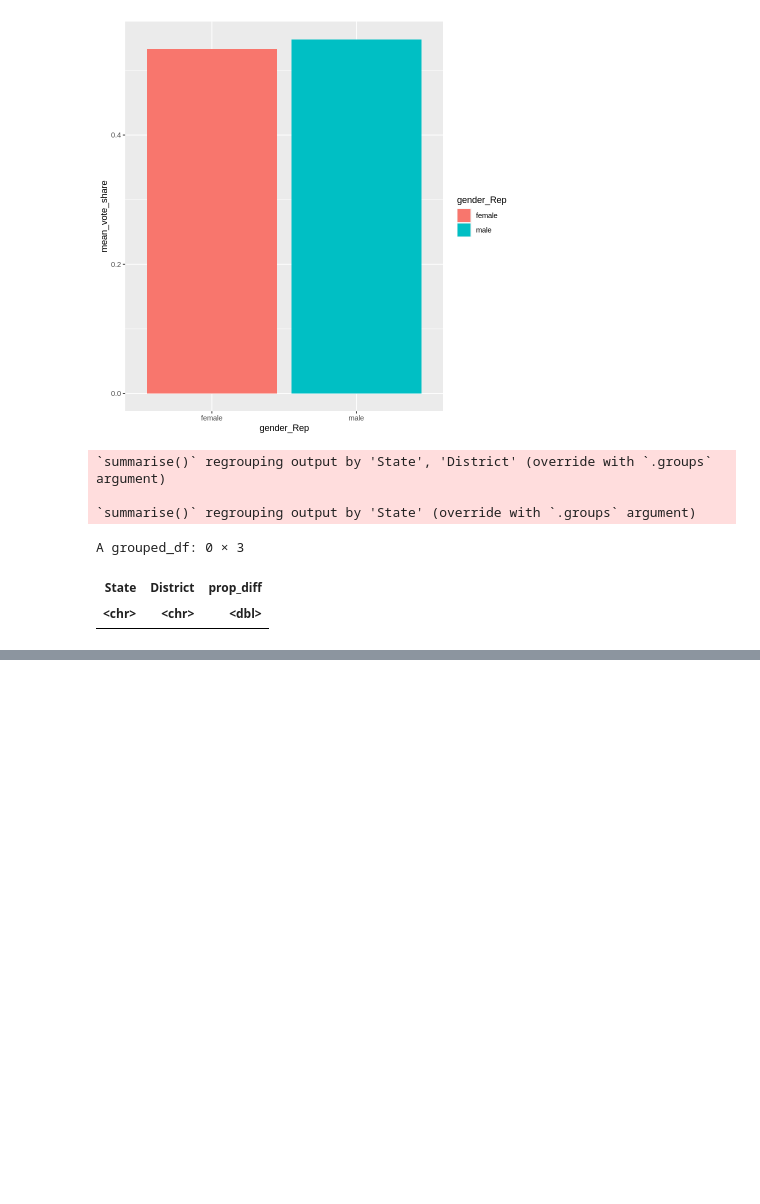
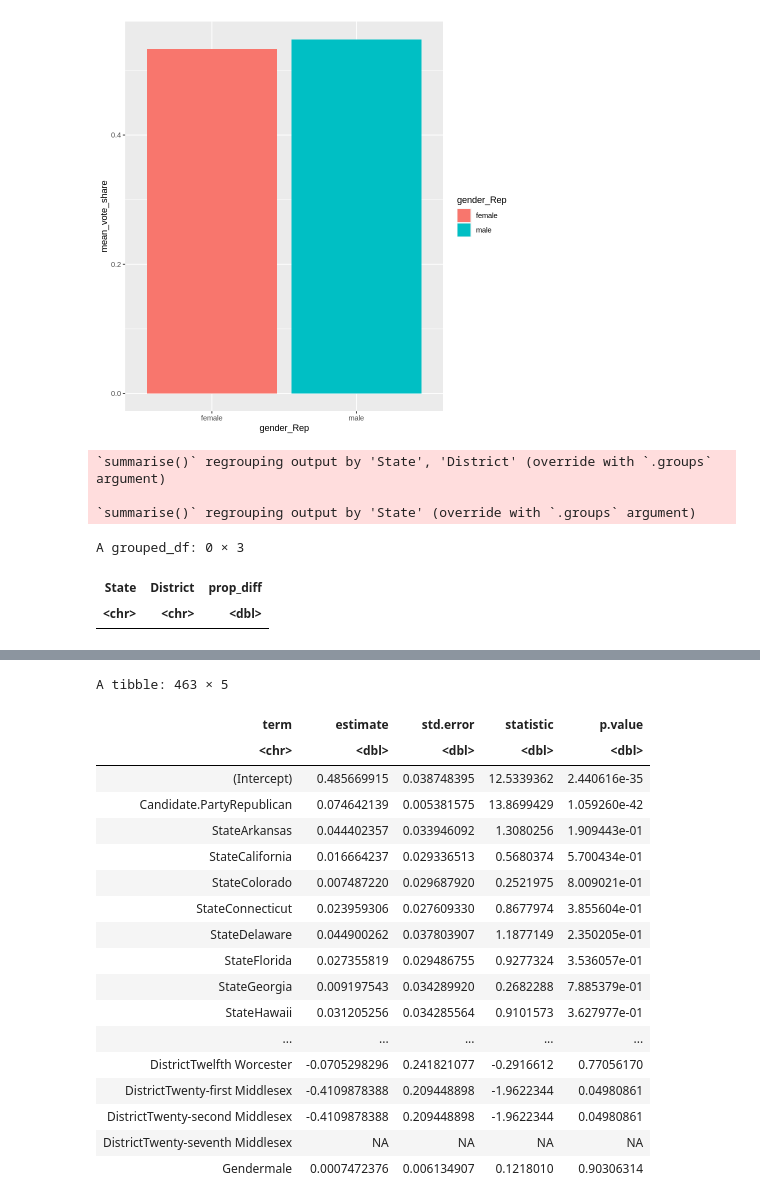
Before and after one commit to michael-bonitati-1117/final_project, a Jupyter notebook: Dataset_Analysis.ipynb, the cells around one changed output, grey strips where cells are left out. Saved outputs shown, nothing was run; the diff lists cells and outputs as text; code cells hidden in the pictures; blank space fills up the shorter version.

```diff
--- a/Dataset_Analysis.ipynb
+++ b/Dataset_Analysis.ipynb
@@ -228,0 +416,26 @@ A grouped_df: 6 × 4
+# %%
+reg <- lm (Vote.Prop~ Candidate.Party+State+District+ Gender,elections_2016_long  %>% filter (Gender %in% c("male", "female"), Vote.Prop !=1))
+library (broom)
+tidy (reg)
+
+#regression for 2016
+# %% [output]
+A tibble: 463 × 5
+| term | estimate | std.error | statistic | p.value |
+| <chr> | <dbl> | <dbl> | <dbl> | <dbl> |
+| (Intercept) | 0.485669915 | 0.038748395 | 12.5339362 | 2.440616e-35 |
+| Candidate.PartyRepublican | 0.074642139 | 0.005381575 | 13.8699429 | 1.059260e-42 |
+| StateArkansas | 0.044402357 | 0.033946092 | 1.3080256 | 1.909443e-01 |
+| StateCalifornia | 0.016664237 | 0.029336513 | 0.5680374 | 5.700434e-01 |
+| StateColorado | 0.007487220 | 0.029687920 | 0.2521975 | 8.009021e-01 |
+| StateConnecticut | 0.023959306 | 0.027609330 | 0.8677974 | 3.855604e-01 |
+| StateDelaware | 0.044900262 | 0.037803907 | 1.1877149 | 2.350205e-01 |
+| StateFlorida | 0.027355819 | 0.029486755 | 0.9277324 | 3.536057e-01 |
+| StateGeorgia | 0.009197543 | 0.034289920 | 0.2682288 | 7.885379e-01 |
+| StateHawaii | 0.031205256 | 0.034285564 | 0.9101573 | 3.627977e-01 |
+| ... | ... | ... | ... | ... |
+| DistrictTwelfth Worcester | -0.0705298296 | 0.241821077 | -0.2916612 | 0.77056170 |
+| DistrictTwenty-first Middlesex | -0.4109878388 | 0.209448898 | -1.9622344 | 0.04980861 |
+| DistrictTwenty-second Middlesex | -0.4109878388 | 0.209448898 | -1.9622344 | 0.04980861 |
+| DistrictTwenty-seventh Middlesex | NA | NA | NA | NA |
+| Gendermale | 0.0007472376 | 0.006134907 | 0.1218010 | 0.90306314 |
```
Also changed, not shown: parts of 9 cells of this notebook.
